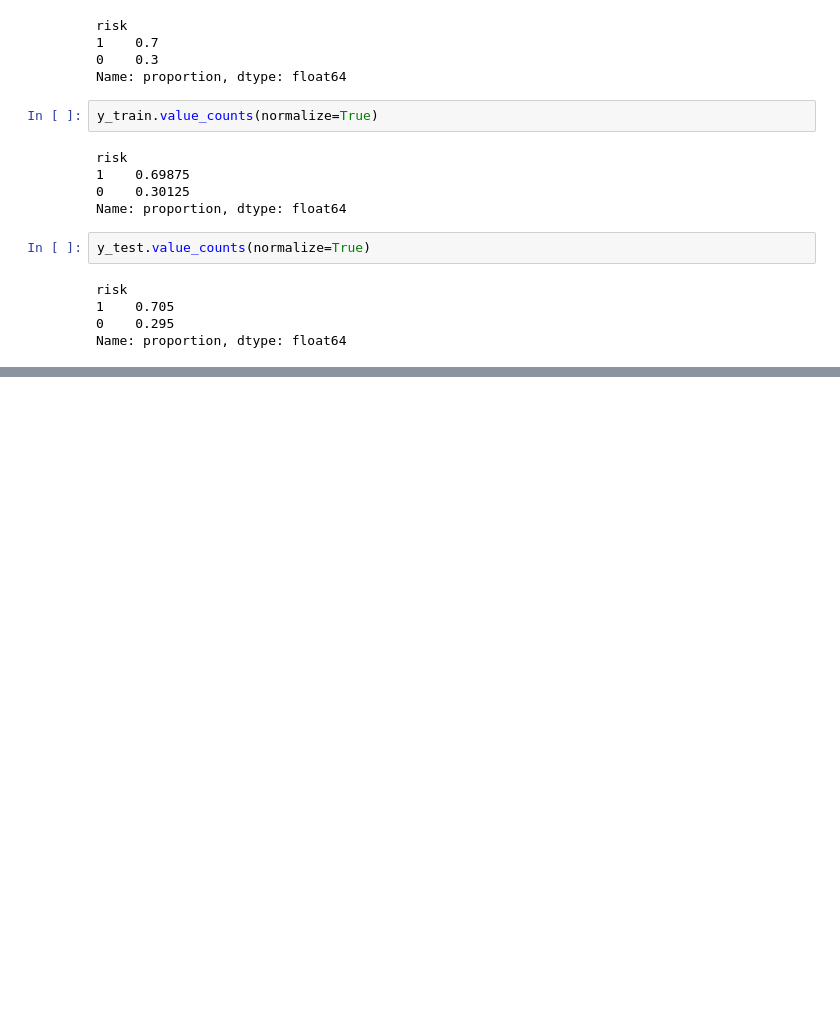
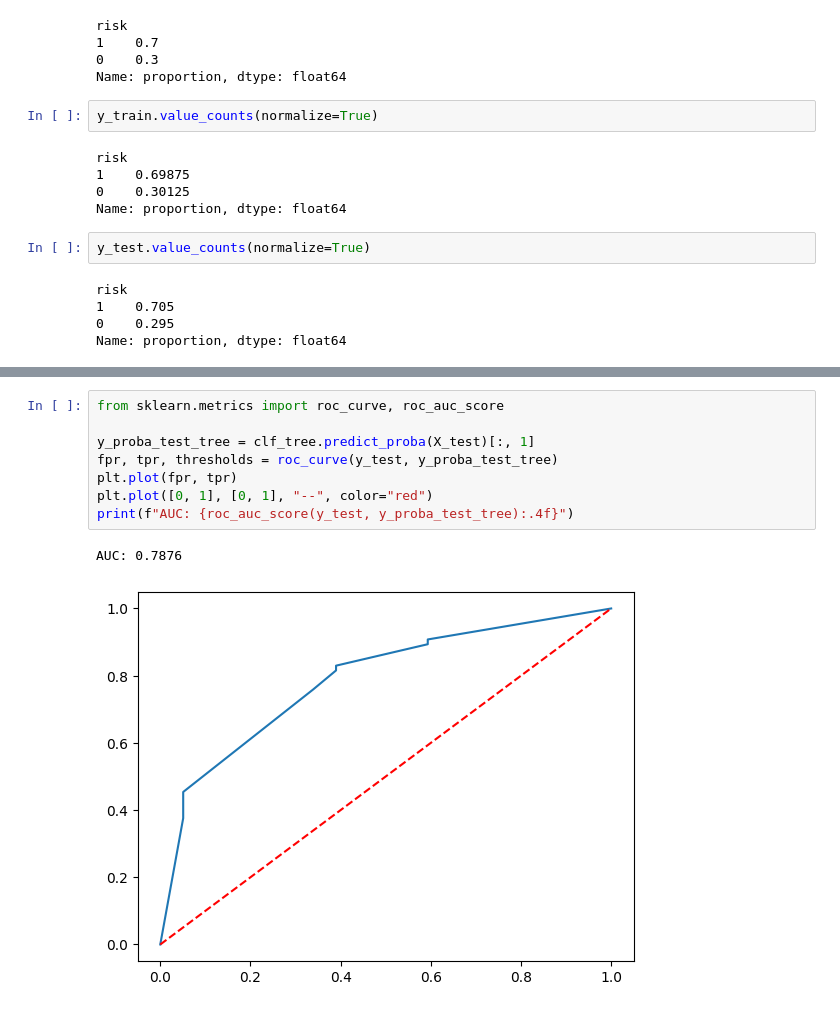
Before and after one commit to lwawrowski/cdv_bigdata, a Jupyter notebook: metody_analizy_przetwarzania_danych/2025_2026/gr2/20260418_klasyfikacja.ipynb, the cells around one changed output, grey strips where cells are left out. Drawn from its saved outputs; the diff is of its cells as text; blank space fills up the shorter version.

```diff
--- a/metody_analizy_przetwarzania_danych/2025_2026/gr2/20260418_klasyfikacja.ipynb
+++ b/metody_analizy_przetwarzania_danych/2025_2026/gr2/20260418_klasyfikacja.ipynb
@@ -34,0 +131,11 @@ Name: proportion, dtype: float64
+# %%
+from sklearn.metrics import roc_curve, roc_auc_score
+
+y_proba_test_tree = clf_tree.predict_proba(X_test)[:, 1]
+fpr, tpr, thresholds = roc_curve(y_test, y_proba_test_tree)
+plt.plot(fpr, tpr)
+plt.plot([0, 1], [0, 1], "--", color="red")
+print(f"AUC: {roc_auc_score(y_test, y_proba_test_tree):.4f}")
+# %% [output]
+AUC: 0.7876
+[figure, added]
```
Also changed, not shown: parts of 41 cells of this notebook, 2 other files.
